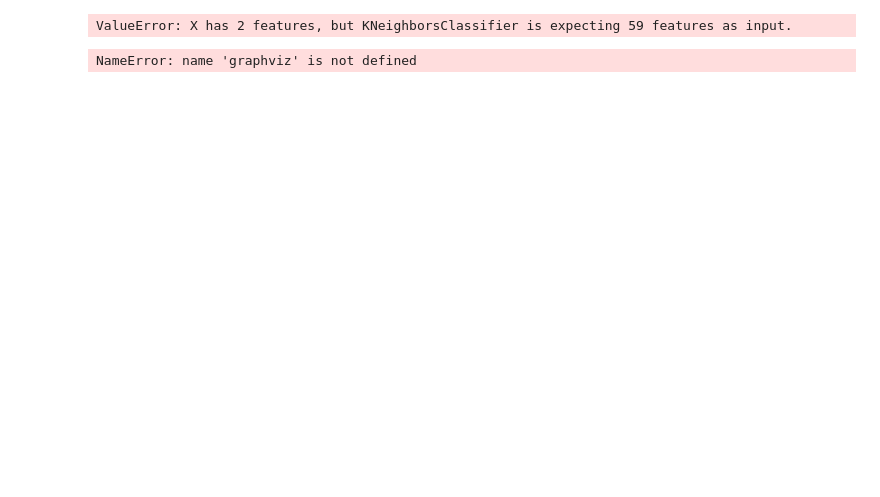
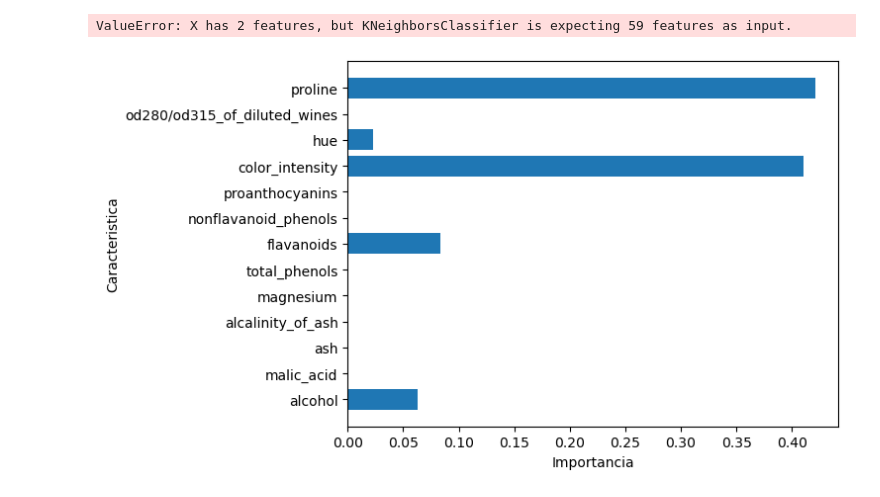
Before and after one commit to DanteBelNan/TP_Final-Machine-Learning, a Jupyter notebook: Tp_final.ipynb, the cells around one changed output. Cells and saved outputs as stored; diff of their text form; code cells hidden in the pictures; blank space fills up the shorter version.

Commit message:
Punto 3 casi finalizado
terminado el segundo tipo de dibujo, falta arreglar el bug del primer tipo, y tambien, hacerlo con los datos normalizados

```diff
--- a/Tp_final.ipynb
+++ b/Tp_final.ipynb
@@ -44,17 +44,31 @@ ValueError: X has 2 features, but KNeighborsClassifier is expecting 59 features
 # %%
 #PUNTO 3
 # %%
+#Datos sin normalizar
+#Importamos las librerias necesarias para utilizar arbol de decisión
 from sklearn.tree import DecisionTreeClassifier
 from sklearn.tree import export_graphviz
-import graphviz
+#import graphviz
+
+#Creamos la variable, definiendo su maxima depth, y fiteamos los datos
 arbol=DecisionTreeClassifier(max_depth=3)
 arbol.fit(xTrain, yTrain)
+#Este score no se ve, pero esta para mostrar la puntuación.
 arbol.score(xTest, yTest)
 
+#Con esto, puedo crear un archivo que muestre un grafico bien hecho del arbol de decisión, pero no me anda(?)
 export_graphviz(arbol,out_file='arbol1.dot', class_names=wine.target_names, feature_names=wine.feature_names[:13],impurity=False,filled=True)
 
 with open('arbol1.dot') as f:
     dot_graph = f.read()
-    graphviz.Source(dot_graph)
+  #  graphviz.Source(dot_graph)
+
+#Luego, lo mostramos tambien como un cuadro
+caracteristica=wine.data.shape[1]
+plt.barh(range(caracteristica),arbol.feature_importances_)
+plt.yticks(np.arange(caracteristica),wine.feature_names)
+plt.xlabel('Importancia')
+plt.ylabel('Caracteristica')
+plt.show()
 # %% [output]
-NameError: name 'graphviz' is not defined
+[figure, added]
```
Also changed, not shown: 1 other file.
